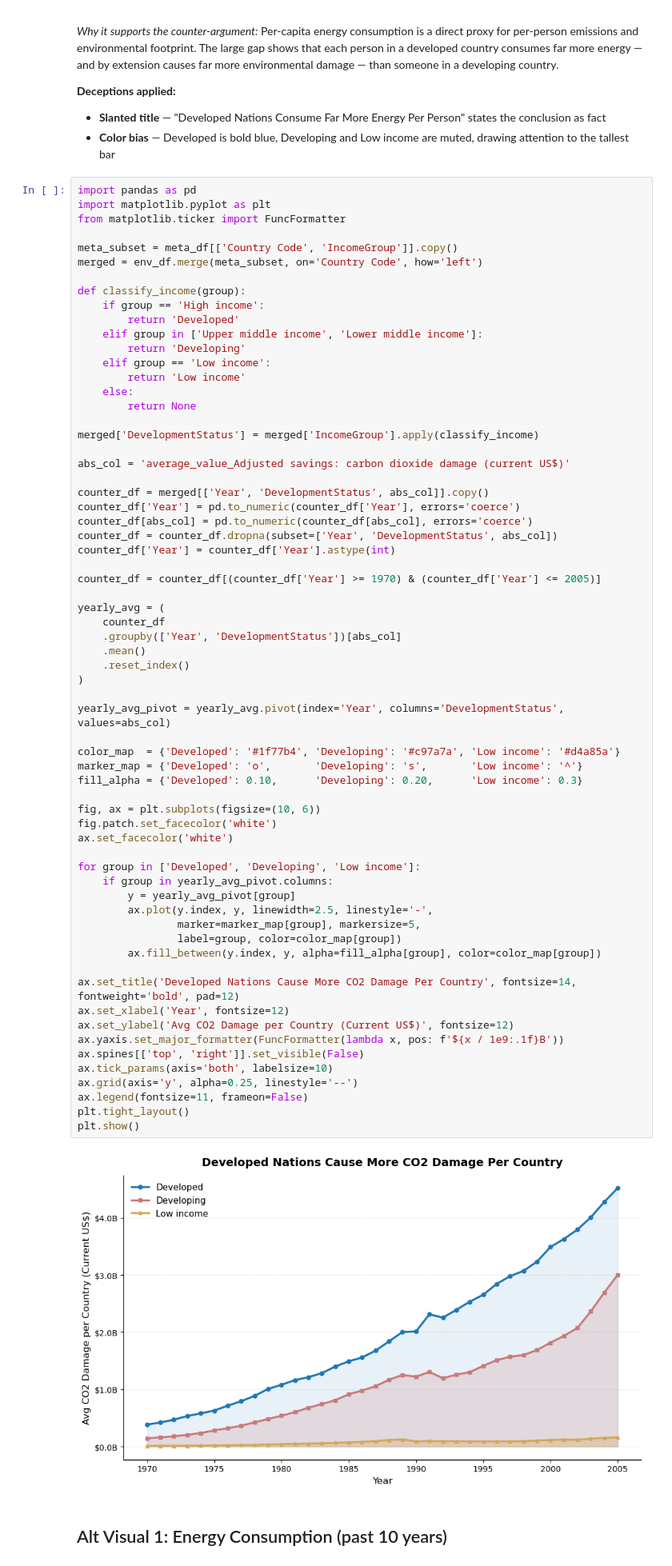
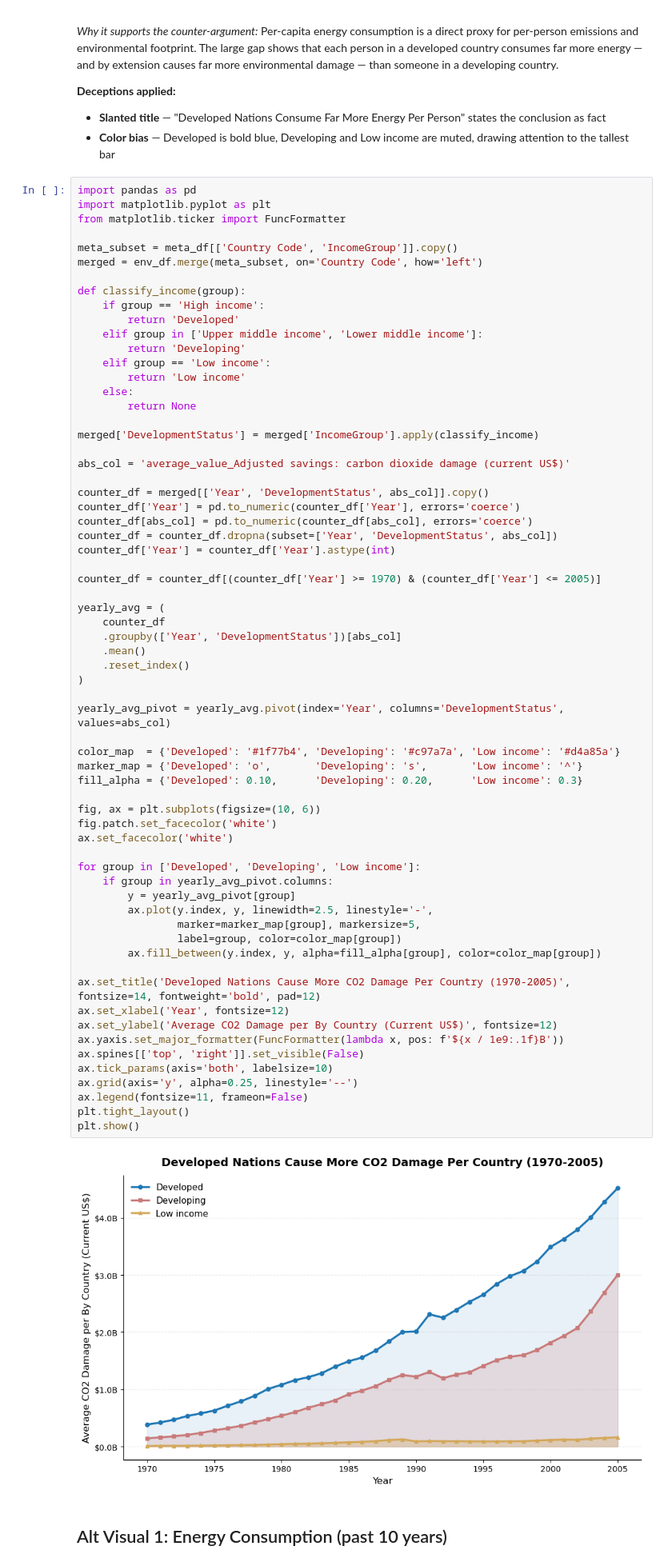
Before and after one commit to matthewviray/dsc106-proj2, a Jupyter notebook: project_2_outline.ipynb, the cells around one changed output. Shown at 80% size. Cells and saved outputs as stored; diff of their text form.

```diff
--- a/project_2_outline.ipynb
+++ b/project_2_outline.ipynb
@@ -385,36 +385,36 @@ yearly_avg = (
     .reset_index()
 )
 
 yearly_avg_pivot = yearly_avg.pivot(index='Year', columns='DevelopmentStatus', values=abs_col)
 
 color_map  = {'Developed': '#1f77b4', 'Developing': '#c97a7a', 'Low income': '#d4a85a'}
 marker_map = {'Developed': 'o',       'Developing': 's',       'Low income': '^'}
 fill_alpha = {'Developed': 0.10,      'Developing': 0.20,      'Low income': 0.3}
 
 fig, ax = plt.subplots(figsize=(10, 6))
 fig.patch.set_facecolor('white')
 ax.set_facecolor('white')
 
 for group in ['Developed', 'Developing', 'Low income']:
     if group in yearly_avg_pivot.columns:
         y = yearly_avg_pivot[group]
         ax.plot(y.index, y, linewidth=2.5, linestyle='-',
                 marker=marker_map[group], markersize=5,
                 label=group, color=color_map[group])
         ax.fill_between(y.index, y, alpha=fill_alpha[group], color=color_map[group])
 
-ax.set_title('Developed Nations Cause More CO2 Damage Per Country', fontsize=14, fontweight='bold', pad=12)
+ax.set_title('Developed Nations Cause More CO2 Damage Per Country (1970-2005)', fontsize=14, fontweight='bold', pad=12)
 ax.set_xlabel('Year', fontsize=12)
-ax.set_ylabel('Avg CO2 Damage per Country (Current US$)', fontsize=12)
+ax.set_ylabel('Average CO2 Damage per By Country (Current US$)', fontsize=12)
 ax.yaxis.set_major_formatter(FuncFormatter(lambda x, pos: f'${x / 1e9:.1f}B'))
 ax.spines[['top', 'right']].set_visible(False)
 ax.tick_params(axis='both', labelsize=10)
 ax.grid(axis='y', alpha=0.25, linestyle='--')
 ax.legend(fontsize=11, frameon=False)
 plt.tight_layout()
 plt.show()
 # %% [output]
-[figure, old version]
+[figure, new version]
 # %% [markdown]
 ## Alt Visual 1: Energy Consumption (past 10 years)
 # %%
```
Also changed, not shown: parts of 5 cells of this notebook.
